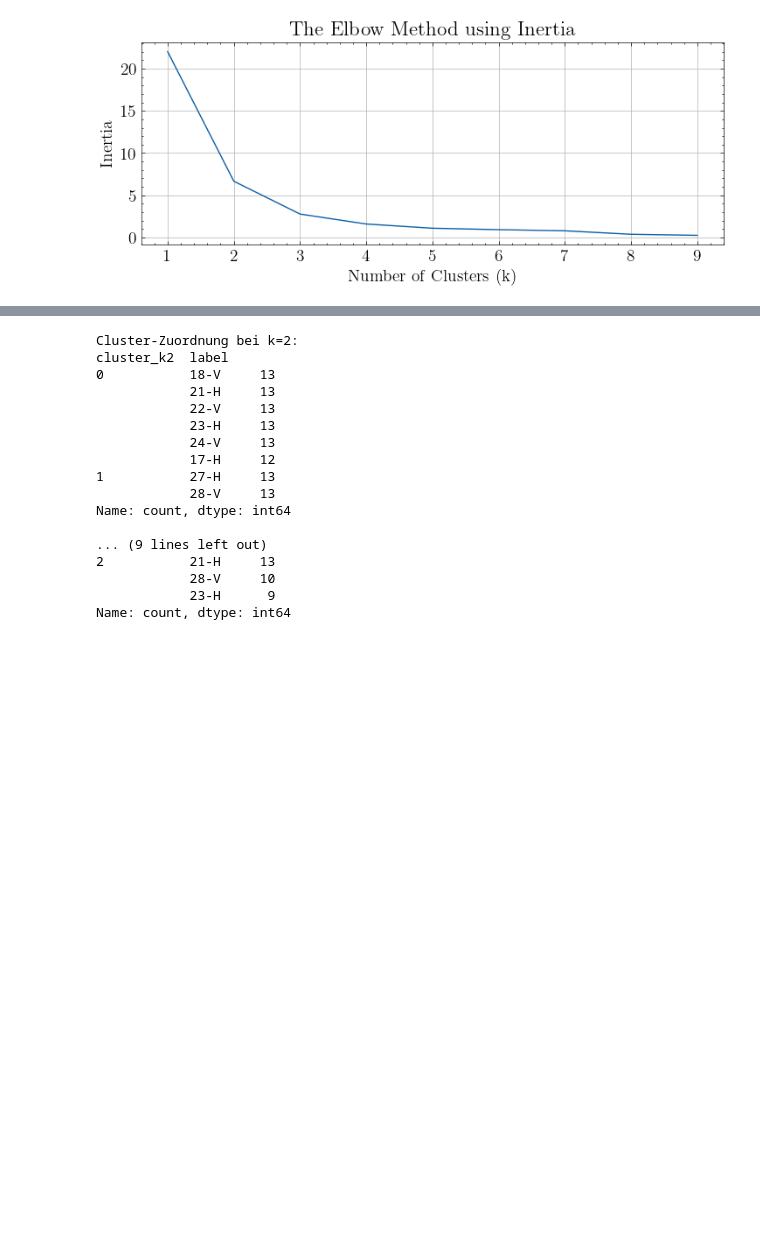
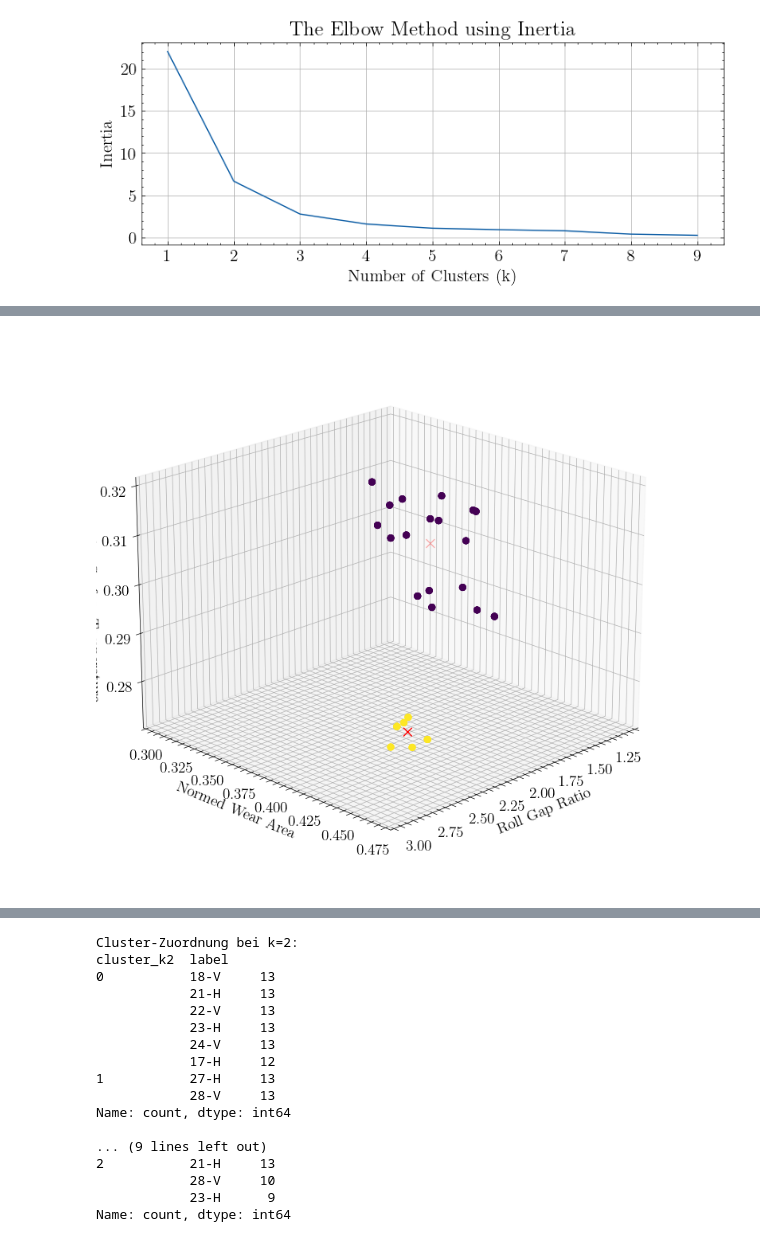
Before and after one commit to ChRen95/phd-thesis-fitting-wear-coefficient, a Jupyter notebook: data_clustering_pre_clustering.ipynb, the cells around one changed output, grey strips where cells are left out. Saved outputs shown, nothing was run; the diff lists cells and outputs as text; code cells hidden in the pictures; blank space fills up the shorter version.

```diff
--- a/data_clustering_pre_clustering.ipynb
+++ b/data_clustering_pre_clustering.ipynb
@@ -238,59 +236,52 @@ fig.savefig(result_dir / "elbow_method_inertia.pdf", bbox_inches='tight', dpi=30
 # %% [output]
 [figure]
 # %%
-
 for k in [2, 3]:
     kmeans = KMeans(n_clusters=k, random_state=42)
     y_kmeans = kmeans.fit_predict(fitting_array)
     df[f'cluster_k{k}'] = y_kmeans
 
-    fig = go.Figure()
+    fig = plt.figure(figsize=(9, 9))
+    ax = fig.add_subplot(111, projection='3d')
+
     for tag in df['groove_type'].unique():
         mask = df['groove_type'] == tag
 
-        fig.add_trace(go.Scatter3d(
-            x=df.loc[mask, 'roll_gap_ratio'],
-            y=df.loc[mask, 'relative_wear_length'],
-            z=df.loc[mask, 'relative_surface_temperature'],
-            mode='markers',
-            marker=dict(
-                size=6,
-                color=y_kmeans[mask],
-                colorscale='Viridis',
-                opacity=0.8
-            ),
-        ))
+        x = df.loc[mask, 'roll_gap_ratio']
+        y = df.loc[mask, 'relative_wear_length']
+        z = df.loc[mask, 'relative_surface_temperature']
+        colors = y_kmeans[mask]
 
-    fig.add_trace(go.Scatter3d(
-        x=kmeans.cluster_centers_[:, 2],
-        y=kmeans.cluster_centers_[:, 1],
-        z=kmeans.cluster_centers_[:, 3],
-        mode='markers',
-        marker=dict(
-            size=5,
-            color='red',
-            symbol='x'
-        ),
-        name='Cluster Centers'
-    ))
+        scatter = ax.scatter(
+            x, y, z,
+            c=colors,
+            cmap='viridis',
+            s=30,
+            alpha=1
+        )
 
-    fig.update_layout(
-        scene=dict(
-            xaxis=dict(title='Roll Gap Ratio'),
-            yaxis=dict(title='Normed Wear Area'),
-            zaxis=dict(title='Relative Surface Temperature'),
-            camera=dict(
-                eye=dict(x=1.5, y=1.5, z=1.0),
-            )
-        ),
-        width=900,
-        height=900,
-        showlegend=False,
-        margin=dict(l=20, r=20, t=50, b=20),
-        plot_bgcolor='white',   # Bereich innerhalb der Achsen
-        paper_bgcolor='white'
+
+    ax.scatter(
+        kmeans.cluster_centers_[:, 2],  # x
+        kmeans.cluster_centers_[:, 1],  # y
+        kmeans.cluster_centers_[:, 3],  # z
+        c='red',
+        s=60,
+        marker='x',
+        label='Cluster Centers'
     )
 
-    fig.show()
-    fig.write_image(result_dir / f"clusters_for_wear_analysis_{k}.pdf", format="pdf")
+
+    ax.set_xlabel('Roll Gap Ratio')
+    ax.set_ylabel('Normed Wear Area')
+    ax.set_zlabel('Relative Surface Temperature')
+
+
+    ax.view_init(elev=20, azim=45)
+
+
+    plt.savefig(result_dir / f"clusters_for_wear_analysis_{k}.pdf", format='pdf', bbox_inches='tight')
+
+
+    plt.show()
 # %% [output]
@@ -297,0 +288 @@ NameError: name 'KMeans' is not defined
+[figure, added]
```
Also changed, not shown: parts of 3 cells of this notebook, 15 other files.
